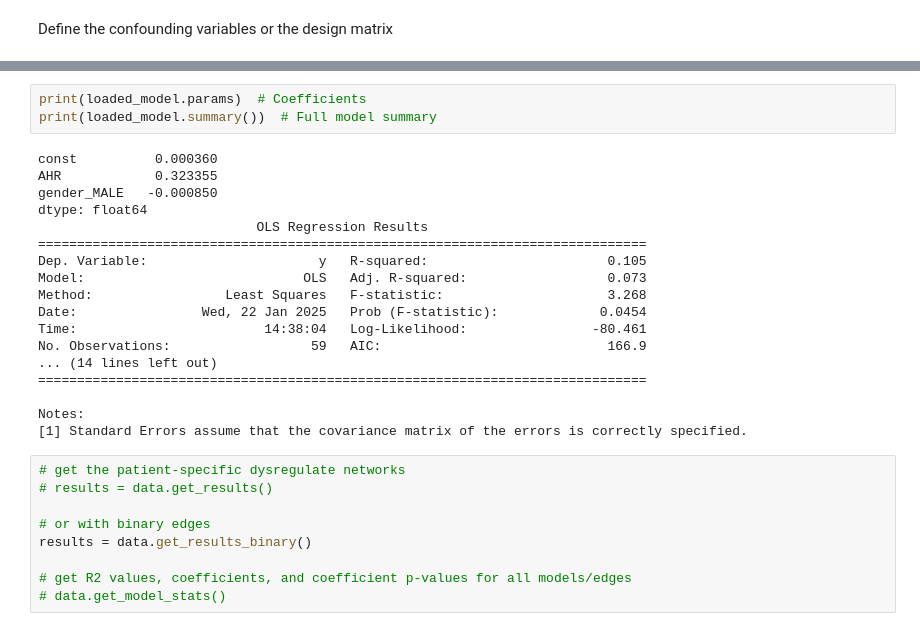
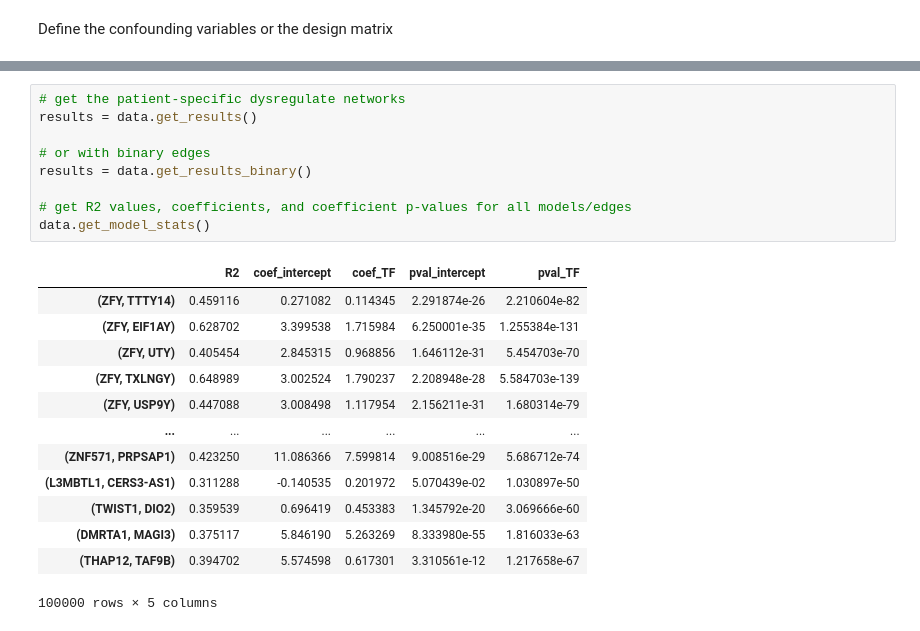
Before and after one commit to julkuhn/DysRegNet_package, a Jupyter notebook: run_dysregnet.ipynb, the cells around one changed output, grey strips where cells are left out. Drawn from its saved outputs; the diff is of its cells as text.

```diff
--- a/run_dysregnet.ipynb
+++ b/run_dysregnet.ipynb
@@ -242,30 +143,23 @@ Variables and their values in the loaded object:
-# %%
-print(loaded_model.params)  # Coefficients
-print(loaded_model.summary())  # Full model summary
-# %% [output]
-const          0.000360
-AHR            0.323355
-gender_MALE   -0.000850
-dtype: float64
-                            OLS Regression Results
-==============================================================================
-Dep. Variable:                      y   R-squared:                       0.105
-Model:                            OLS   Adj. R-squared:                  0.073
-Method:                 Least Squares   F-statistic:                     3.268
-Date:                Wed, 22 Jan 2025   Prob (F-statistic):             0.0454
-Time:                        14:38:04   Log-Likelihood:                -80.461
-No. Observations:                  59   AIC:                             166.9
-... (14 lines left out)
-==============================================================================
-
-Notes:
-[1] Standard Errors assume that the covariance matrix of the errors is correctly specified.
 # %%
 # get the patient-specific dysregulate networks
-# results = data.get_results()
+results = data.get_results()
 
 # or with binary edges
 results = data.get_results_binary()
 
 # get R2 values, coefficients, and coefficient p-values for all models/edges
-# data.get_model_stats()
+data.get_model_stats()
+# %% [output]
+|  | R2 | coef_intercept | coef_TF | pval_intercept | pval_TF |
+| (ZFY, TTTY14) | 0.459116 | 0.271082 | 0.114345 | 2.291874e-26 | 2.210604e-82 |
+| (ZFY, EIF1AY) | 0.628702 | 3.399538 | 1.715984 | 6.250001e-35 | 1.255384e-131 |
+| (ZFY, UTY) | 0.405454 | 2.845315 | 0.968856 | 1.646112e-31 | 5.454703e-70 |
+| (ZFY, TXLNGY) | 0.648989 | 3.002524 | 1.790237 | 2.208948e-28 | 5.584703e-139 |
+| (ZFY, USP9Y) | 0.447088 | 3.008498 | 1.117954 | 2.156211e-31 | 1.680314e-79 |
+| ... | ... | ... | ... | ... | ... |
+| (ZNF571, PRPSAP1) | 0.423250 | 11.086366 | 7.599814 | 9.008516e-29 | 5.686712e-74 |
+| (L3MBTL1, CERS3-AS1) | 0.311288 | -0.140535 | 0.201972 | 5.070439e-02 | 1.030897e-50 |
+| (TWIST1, DIO2) | 0.359539 | 0.696419 | 0.453383 | 1.345792e-20 | 3.069666e-60 |
+| (DMRTA1, MAGI3) | 0.375117 | 5.846190 | 5.263269 | 8.333980e-55 | 1.816033e-63 |
+| (THAP12, TAF9B) | 0.394702 | 5.574598 | 0.617301 | 3.310561e-12 | 1.217658e-67 |
+100000 rows × 5 columns
```
Also changed, not shown: parts of 29 cells of this notebook, 1 other file.
